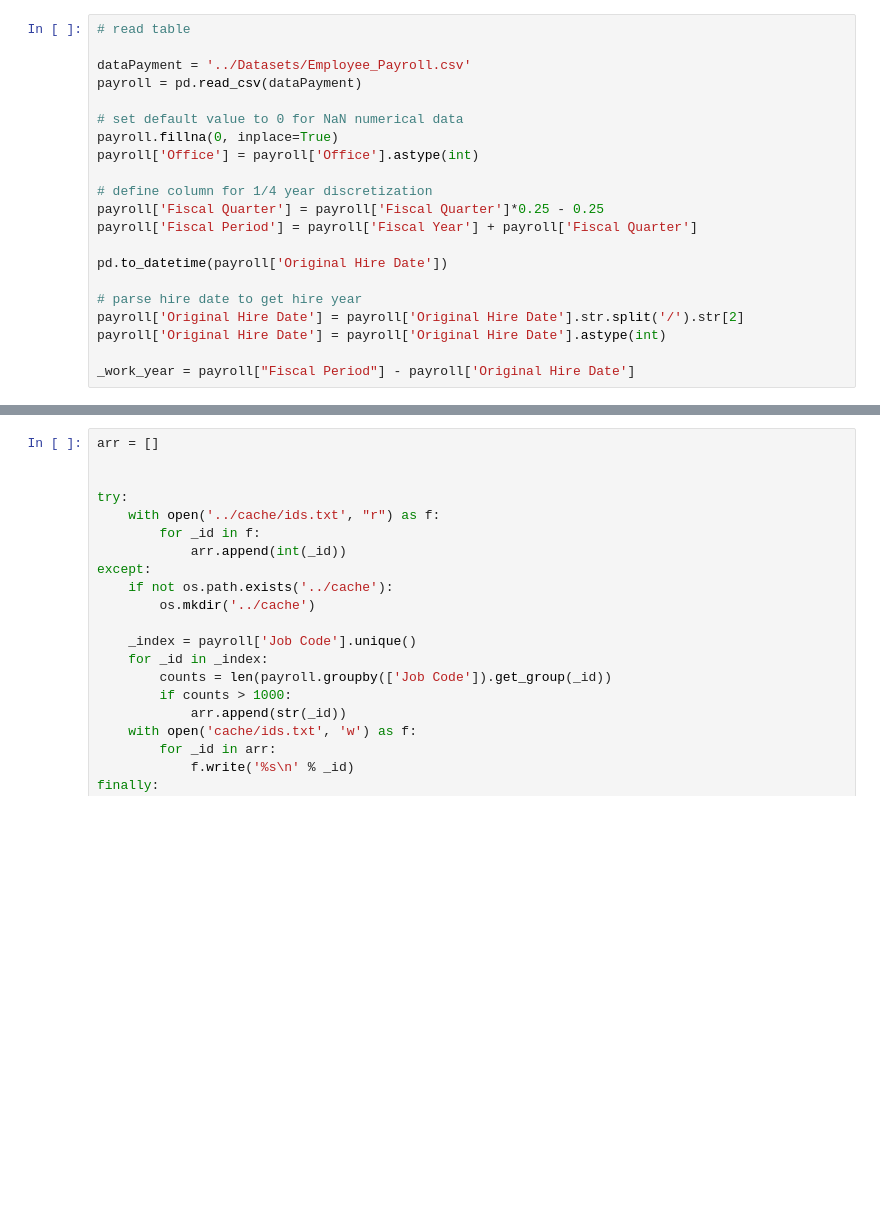
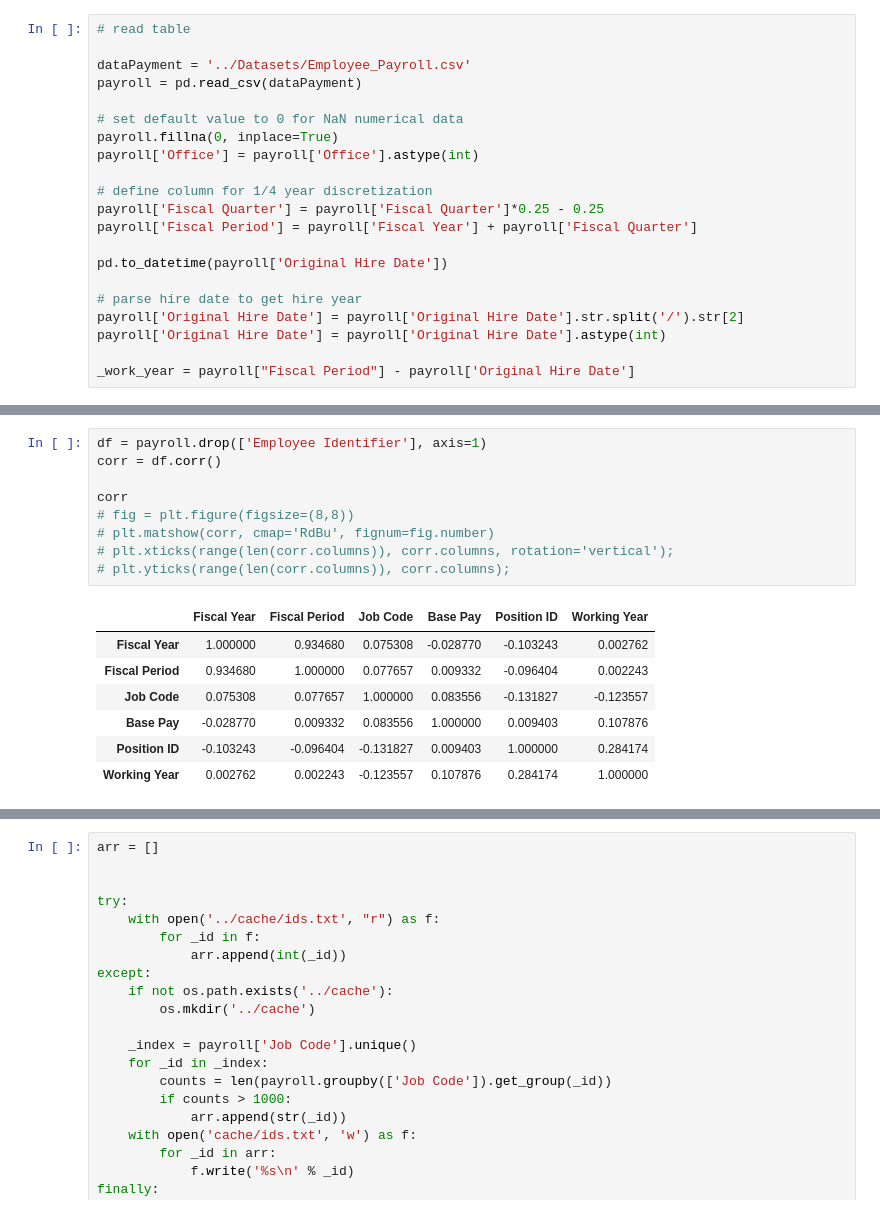
Before and after one commit to PetrusAriaa/AI-group-project, a Jupyter notebook: Aria/payment_ar.ipynb, the cells around one changed output, grey strips where cells are left out. Drawn from its saved outputs; the diff is of its cells as text; blank space fills up the shorter version.

```diff
--- a/Aria/payment_ar.ipynb
+++ b/Aria/payment_ar.ipynb
@@ -38,3 +74,20 @@ payroll.head(20)
+# %%
+df = payroll.drop(['Employee Identifier'], axis=1)
+corr = df.corr()
+
+corr
+# fig = plt.figure(figsize=(8,8))
+# plt.matshow(corr, cmap='RdBu', fignum=fig.number)
+# plt.xticks(range(len(corr.columns)), corr.columns, rotation='vertical');
+# plt.yticks(range(len(corr.columns)), corr.columns);
+# %% [output]
+|  | Fiscal Year | Fiscal Period | Job Code | Base Pay | Position ID | Working Year |
+| Fiscal Year | 1.000000 | 0.934680 | 0.075308 | -0.028770 | -0.103243 | 0.002762 |
+| Fiscal Period | 0.934680 | 1.000000 | 0.077657 | 0.009332 | -0.096404 | 0.002243 |
+| Job Code | 0.075308 | 0.077657 | 1.000000 | 0.083556 | -0.131827 | -0.123557 |
+| Base Pay | -0.028770 | 0.009332 | 0.083556 | 1.000000 | 0.009403 | 0.107876 |
+| Position ID | -0.103243 | -0.096404 | -0.131827 | 0.009403 | 1.000000 | 0.284174 |
+| Working Year | 0.002762 | 0.002243 | -0.123557 | 0.107876 | 0.284174 | 1.000000 |
 # %%
 group_1172 = payroll.groupby(['Job Code']).get_group(1172)
 
```
Also changed, not shown: parts of 6 cells of this notebook.
